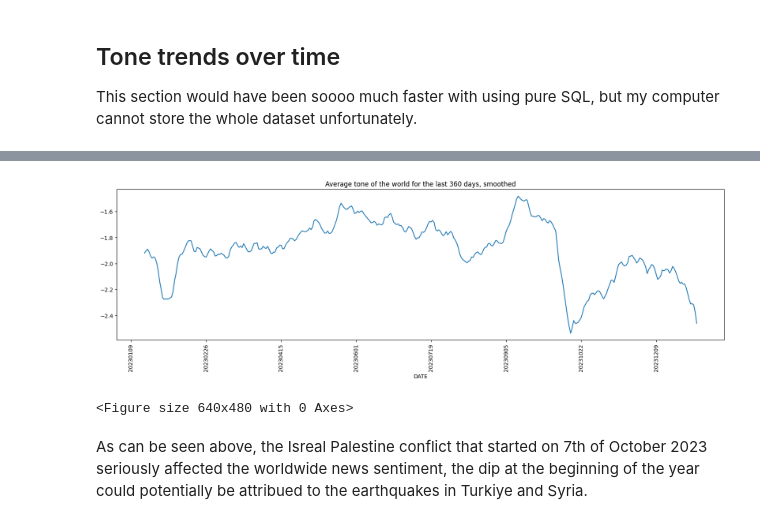
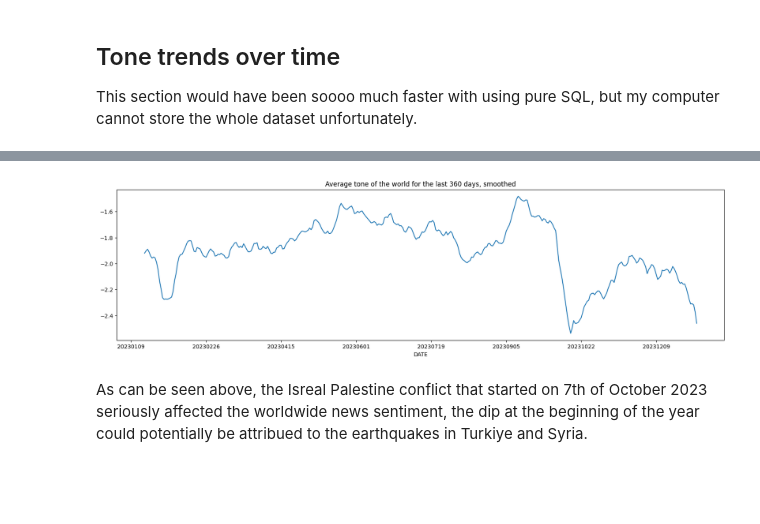
Before and after one commit to mertkipcak/news-sentiment-analysis, a Jupyter notebook: test.ipynb, the cells around one changed output, grey strips where cells are left out. Saved outputs shown, nothing was run; the diff lists cells and outputs as text; code cells hidden in the pictures; blank space fills up the shorter version.

Commit message:
Fixed plots

```diff
--- a/test.ipynb
+++ b/test.ipynb
@@ -376,16 +245,15 @@ plt.show()
 # %%
 # The plot is too noisy, so let's smooth it out
 # We'll use a rolling average
 average_tones['AvgTone'].rolling(10).mean().plot(figsize=(20, 5))
 plt.title(f'Average tone of the world for the last {n} days, smoothed')
-plt.xticks(rotation=90)
-plt.show()
 
 # Save figure
 plt.savefig('./plots/average_tone_worldwide.png')
+
+plt.show()
 # %% [output]
-[figure, old version]
+[figure, new version]
-<Figure size 640x480 with 0 Axes>
 # %% [markdown]
 As can be seen above, the Isreal Palestine conflict that started on 7th of October 2023 seriously affected the worldwide news sentiment, the dip at the beginning of the year could potentially be attribued to the earthquakes in Turkiye and Syria.
 # %%
```
Also changed, not shown: parts of 15 cells of this notebook, 7 other files.
